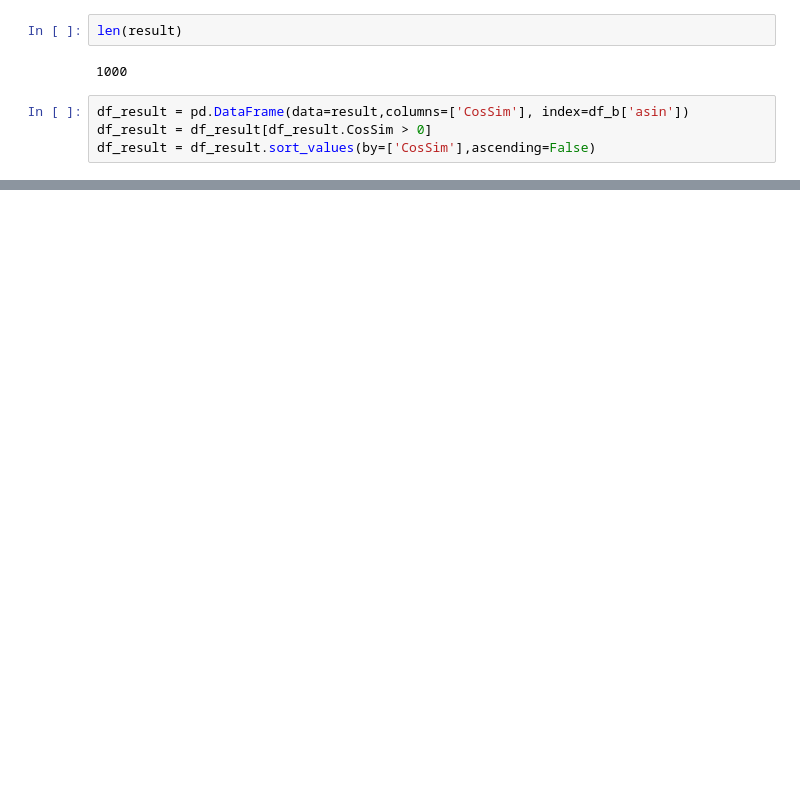
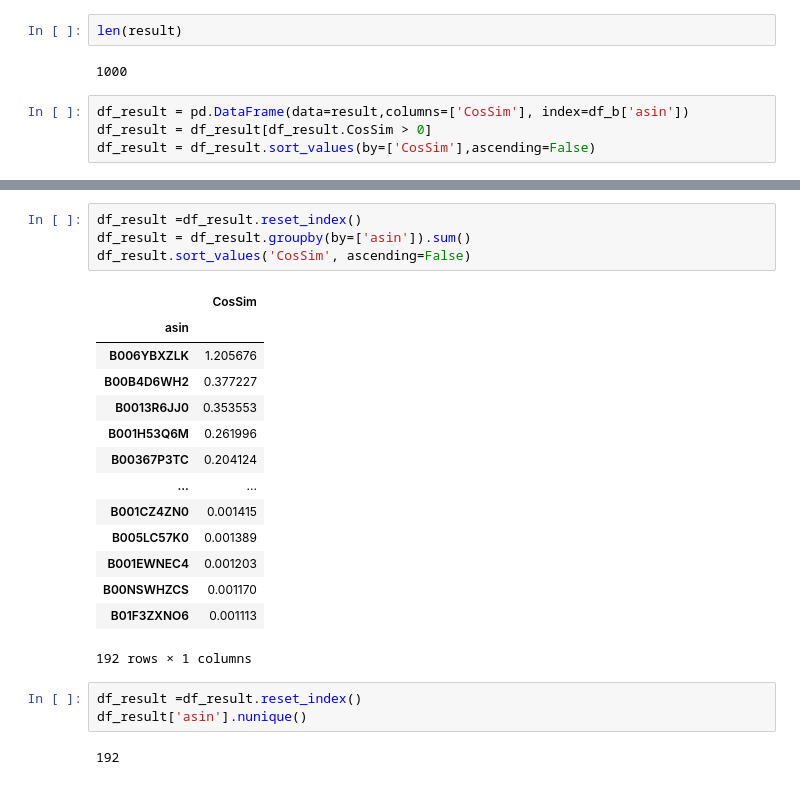
Before and after one commit to bofanh/CSCI_626_Information_Retrieval, a Jupyter notebook: main_demo.ipynb, the cells around one changed output, grey strips where cells are left out. Drawn from its saved outputs; the diff is of its cells as text; blank space fills up the shorter version.

```diff
--- a/main_demo.ipynb
+++ b/main_demo.ipynb
@@ -239,0 +224,24 @@ df_result
+# %%
+df_result =df_result.reset_index()
+df_result = df_result.groupby(by=['asin']).sum()
+df_result.sort_values('CosSim', ascending=False)
+# %% [output]
+|  | CosSim |
+| asin |  |
+| B006YBXZLK | 1.205676 |
+| B00B4D6WH2 | 0.377227 |
+| B0013R6JJ0 | 0.353553 |
+| B001H53Q6M | 0.261996 |
+| B00367P3TC | 0.204124 |
+| ... | ... |
+| B001CZ4ZN0 | 0.001415 |
+| B005LC57K0 | 0.001389 |
+| B001EWNEC4 | 0.001203 |
+| B00NSWHZCS | 0.001170 |
+| B01F3ZXNO6 | 0.001113 |
+192 rows × 1 columns
+# %%
+df_result =df_result.reset_index()
+df_result['asin'].nunique()
+# %% [output]
+192
```
Also changed, not shown: parts of 9 cells of this notebook, 2 other files.
